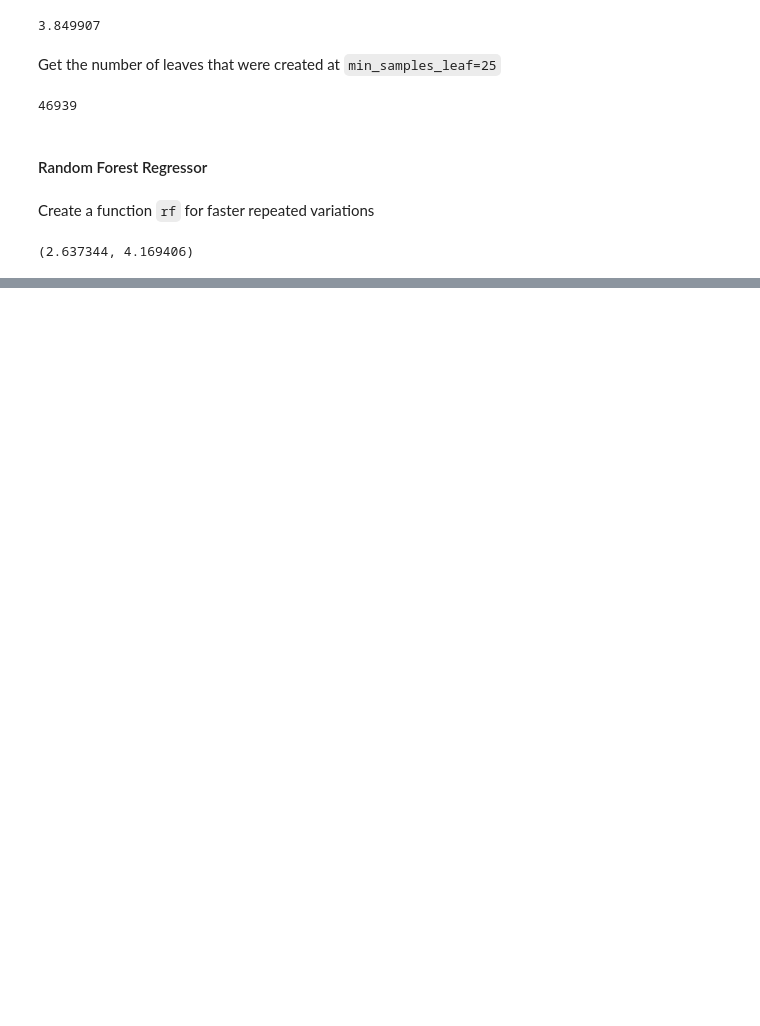
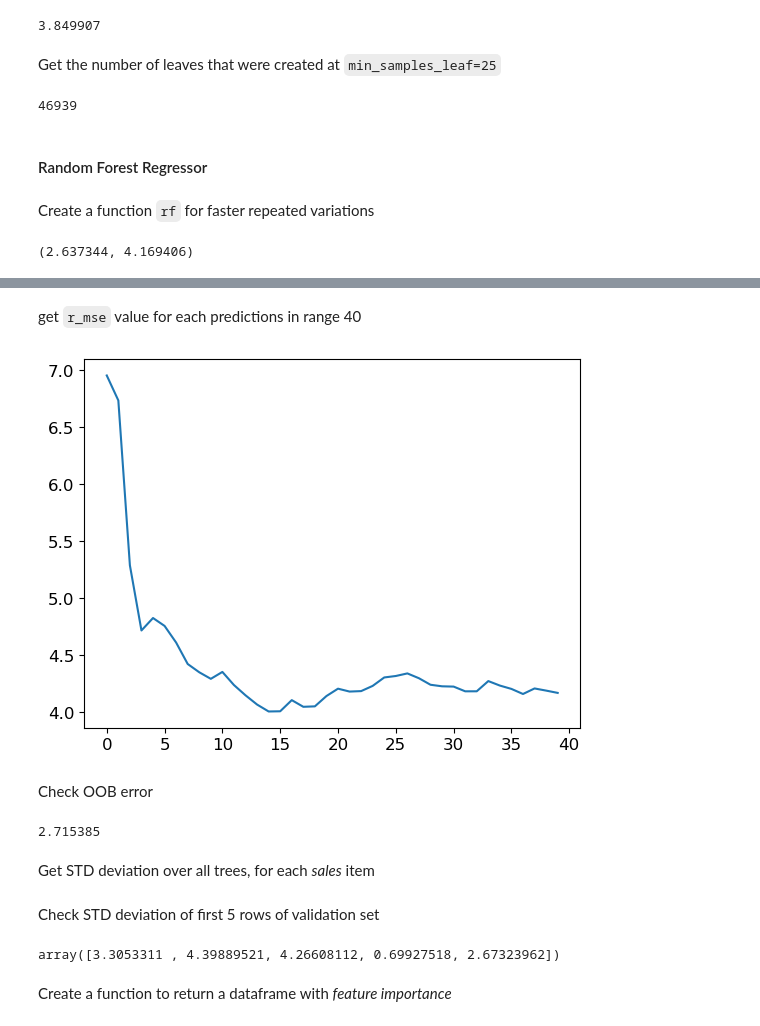
Before and after one commit to peterbull/store-sales-ml, a Jupyter notebook: store_sales.ipynb, the cells around one changed output, grey strips where cells are left out. Cells and saved outputs as stored; diff of their text form; code cells hidden in the pictures; blank space fills up the shorter version.

Commit message:
check oob error, std deviation

```diff
--- a/store_sales.ipynb
+++ b/store_sales.ipynb
@@ -374,0 +401,2 @@ m_rmse(m, xs, y), m_rmse(m, valid_xs, valid_y)
+# %%
+preds = np.stack([t.predict(valid_xs.values) for t in m.estimators_])
@@ -374,0 +435,14 @@ m_rmse(m, xs, y), m_rmse(m, valid_xs, valid_y)
+# %% [markdown]
+get `r_mse` value for each predictions in range 40
+# %%
+plt.plot([r_mse(preds[:i+1].mean(0), valid_y) for i in range(40)]);
+# %% [output]
+[figure, added]
+# %% [markdown]
+Check OOB error
+# %%
+r_mse(m.oob_prediction_, y)
+# %% [output]
+2.715385
+# %% [markdown]
+Get STD deviation over all trees, for each *sales* item
@@ -374,0 +451,8 @@ m_rmse(m, xs, y), m_rmse(m, valid_xs, valid_y)
+# %% [markdown]
+Check STD deviation of first 5 rows of validation set
+# %%
+preds_std[:5]
+# %% [output]
+array([3.3053311 , 4.39889521, 4.26608112, 0.69927518, 2.67323962])
+# %% [markdown]
+Create a function to return a dataframe with *feature importance*
```
Also changed, not shown: parts of 13 cells of this notebook.
